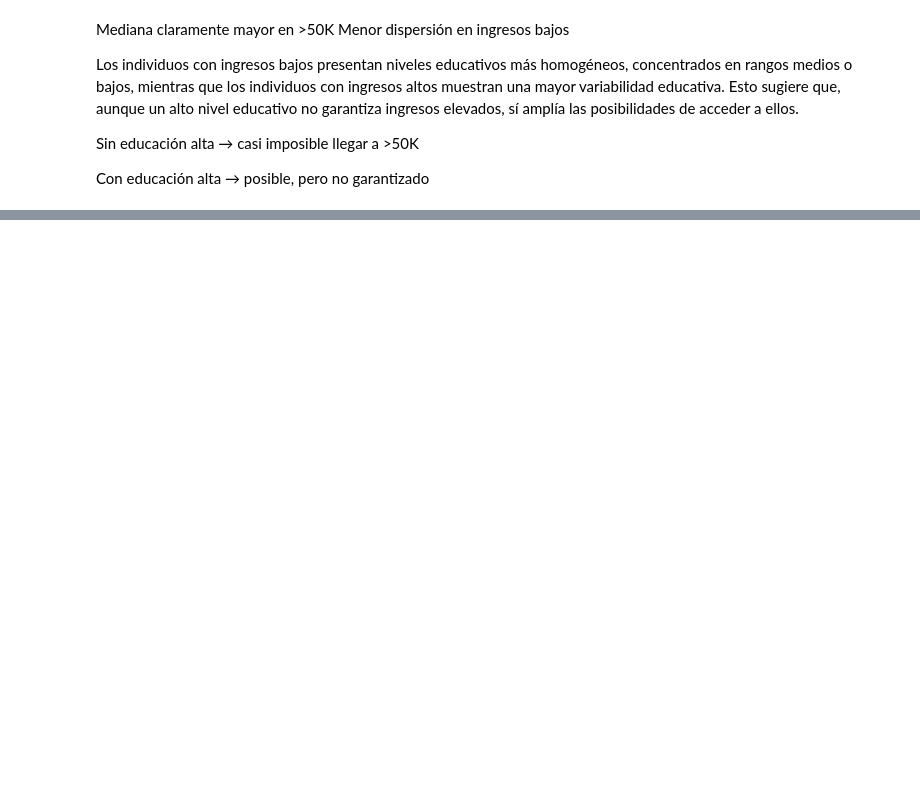
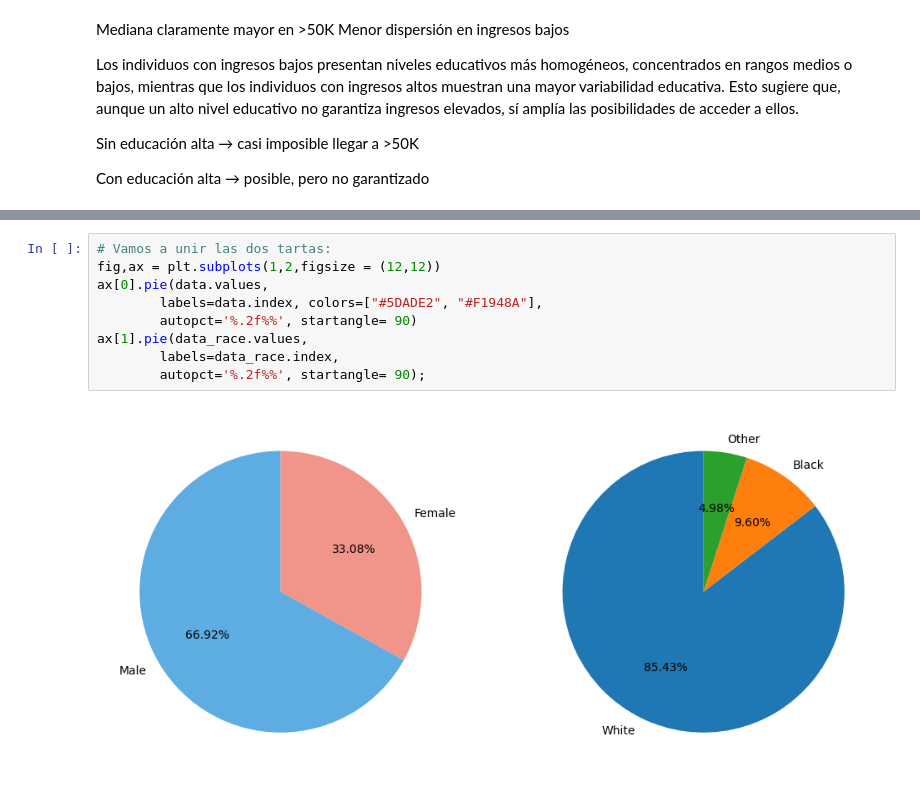
Before and after one commit to moralesgomezjm/EDA_Factores_nivel_de_ingresos, a Jupyter notebook: UPDATED_ANALYSIS.ipynb, the cells around one changed output, grey strips where cells are left out. Drawn from its saved outputs; the diff is of its cells as text; blank space fills up the shorter version.

```diff
--- a/UPDATED_ANALYSIS.ipynb
+++ b/UPDATED_ANALYSIS.ipynb
@@ -628,0 +716,11 @@ Con educación alta → posible, pero no garantizado
+# %%
+# Vamos a unir las dos tartas:
+fig,ax = plt.subplots(1,2,figsize = (12,12))
+ax[0].pie(data.values,
+        labels=data.index, colors=["#5DADE2", "#F1948A"],
+        autopct='%.2f%%', startangle= 90)
+ax[1].pie(data_race.values,
+        labels=data_race.index,
+        autopct='%.2f%%', startangle= 90);
+# %% [output]
+[figure, added]
```
Also changed, not shown: parts of 14 cells of this notebook, 3 other files.
